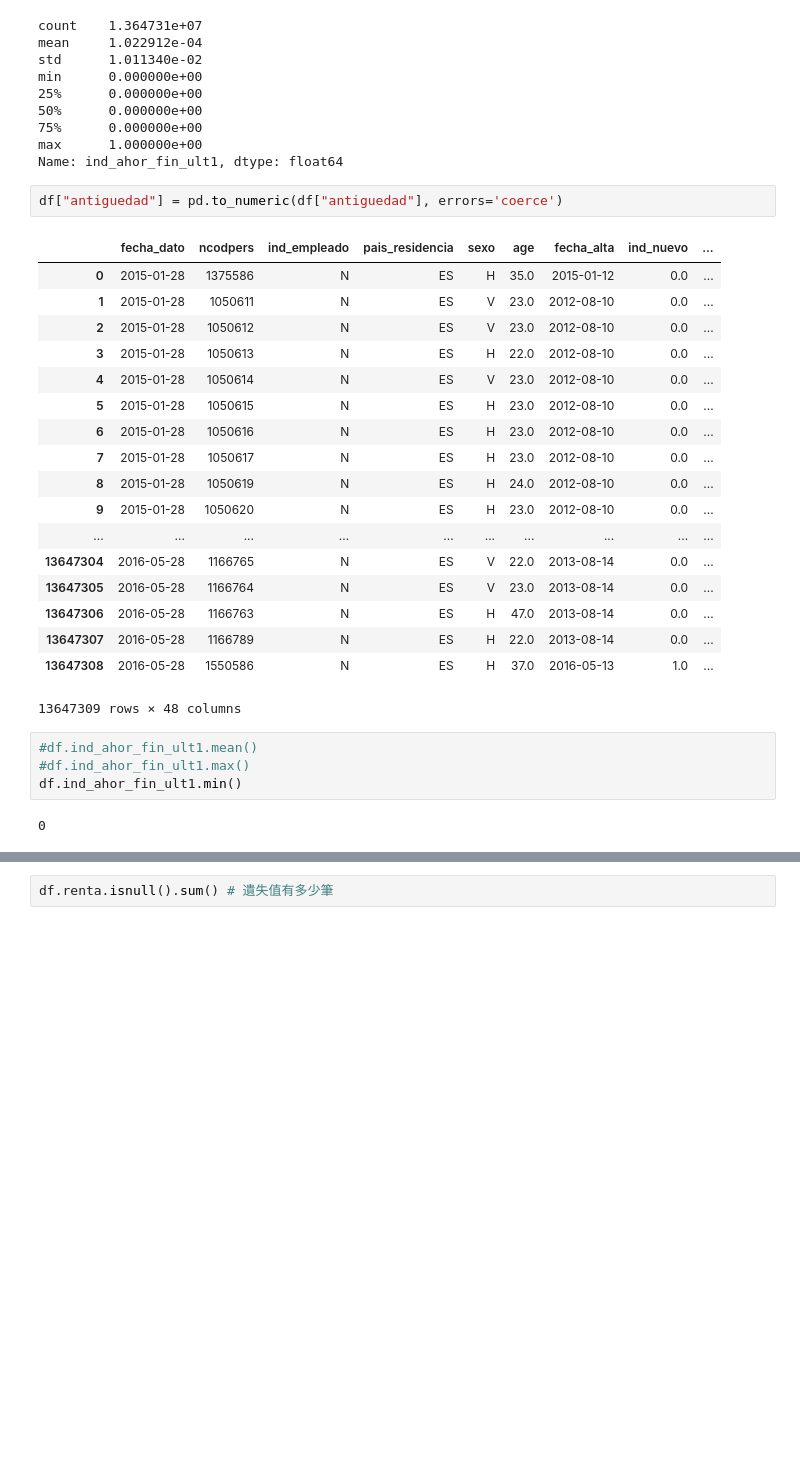
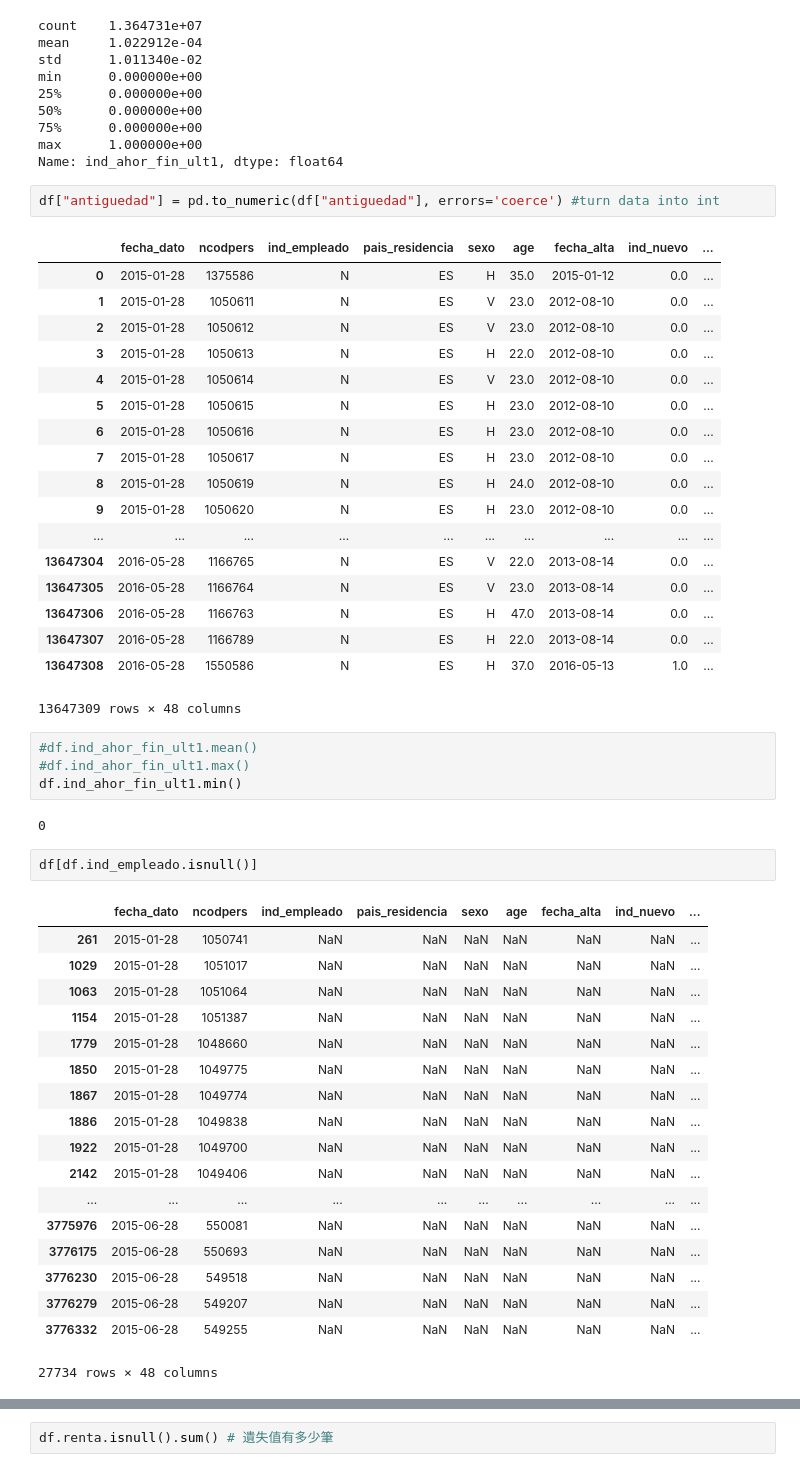
Before and after one commit to amberchen33/AC_Kaggle_Projects, a Jupyter notebook: Santander product recommendation.ipynb, the cells around one changed output, grey strips where cells are left out. Saved outputs shown, nothing was run; the diff lists cells and outputs as text; blank space fills up the shorter version.

Commit message:
clean_data

```diff
--- a/Santander product recommendation.ipynb
+++ b/Santander product recommendation.ipynb
@@ -82,7 +97,7 @@ min      0.000000e+00
 max      1.000000e+00
 Name: ind_ahor_fin_ult1, dtype: float64
 # %%
-df["antiguedad"] = pd.to_numeric(df["antiguedad"], errors='coerce')
+df["antiguedad"] = pd.to_numeric(df["antiguedad"], errors='coerce') #turn data into int
 # %% [output]
 |  | fecha_dato | ncodpers | ind_empleado | pais_residencia | sexo | age | fecha_alta | ind_nuevo | ... |
 | 0 | 2015-01-28 | 1375586 | N | ES | H | 35.0 | 2015-01-12 | 0.0 | ... |
@@ -108,3 +123,24 @@ df["antiguedad"] = pd.to_numeric(df["antiguedad"], errors='coerce')
 df.ind_ahor_fin_ult1.min()
 # %% [output]
 0
+# %%
+df[df.ind_empleado.isnull()]
+# %% [output]
+|  | fecha_dato | ncodpers | ind_empleado | pais_residencia | sexo | age | fecha_alta | ind_nuevo | ... |
+| 261 | 2015-01-28 | 1050741 | NaN | NaN | NaN | NaN | NaN | NaN | ... |
+| 1029 | 2015-01-28 | 1051017 | NaN | NaN | NaN | NaN | NaN | NaN | ... |
+| 1063 | 2015-01-28 | 1051064 | NaN | NaN | NaN | NaN | NaN | NaN | ... |
+| 1154 | 2015-01-28 | 1051387 | NaN | NaN | NaN | NaN | NaN | NaN | ... |
+| 1779 | 2015-01-28 | 1048660 | NaN | NaN | NaN | NaN | NaN | NaN | ... |
+| 1850 | 2015-01-28 | 1049775 | NaN | NaN | NaN | NaN | NaN | NaN | ... |
+| 1867 | 2015-01-28 | 1049774 | NaN | NaN | NaN | NaN | NaN | NaN | ... |
+| 1886 | 2015-01-28 | 1049838 | NaN | NaN | NaN | NaN | NaN | NaN | ... |
+| 1922 | 2015-01-28 | 1049700 | NaN | NaN | NaN | NaN | NaN | NaN | ... |
+| 2142 | 2015-01-28 | 1049406 | NaN | NaN | NaN | NaN | NaN | NaN | ... |
+| ... | ... | ... | ... | ... | ... | ... | ... | ... | ... |
+| 3775976 | 2015-06-28 | 550081 | NaN | NaN | NaN | NaN | NaN | NaN | ... |
+| 3776175 | 2015-06-28 | 550693 | NaN | NaN | NaN | NaN | NaN | NaN | ... |
+| 3776230 | 2015-06-28 | 549518 | NaN | NaN | NaN | NaN | NaN | NaN | ... |
+| 3776279 | 2015-06-28 | 549207 | NaN | NaN | NaN | NaN | NaN | NaN | ... |
+| 3776332 | 2015-06-28 | 549255 | NaN | NaN | NaN | NaN | NaN | NaN | ... |
+27734 rows × 48 columns
```
Also changed, not shown: parts of 19 cells of this notebook, 1 other file.
